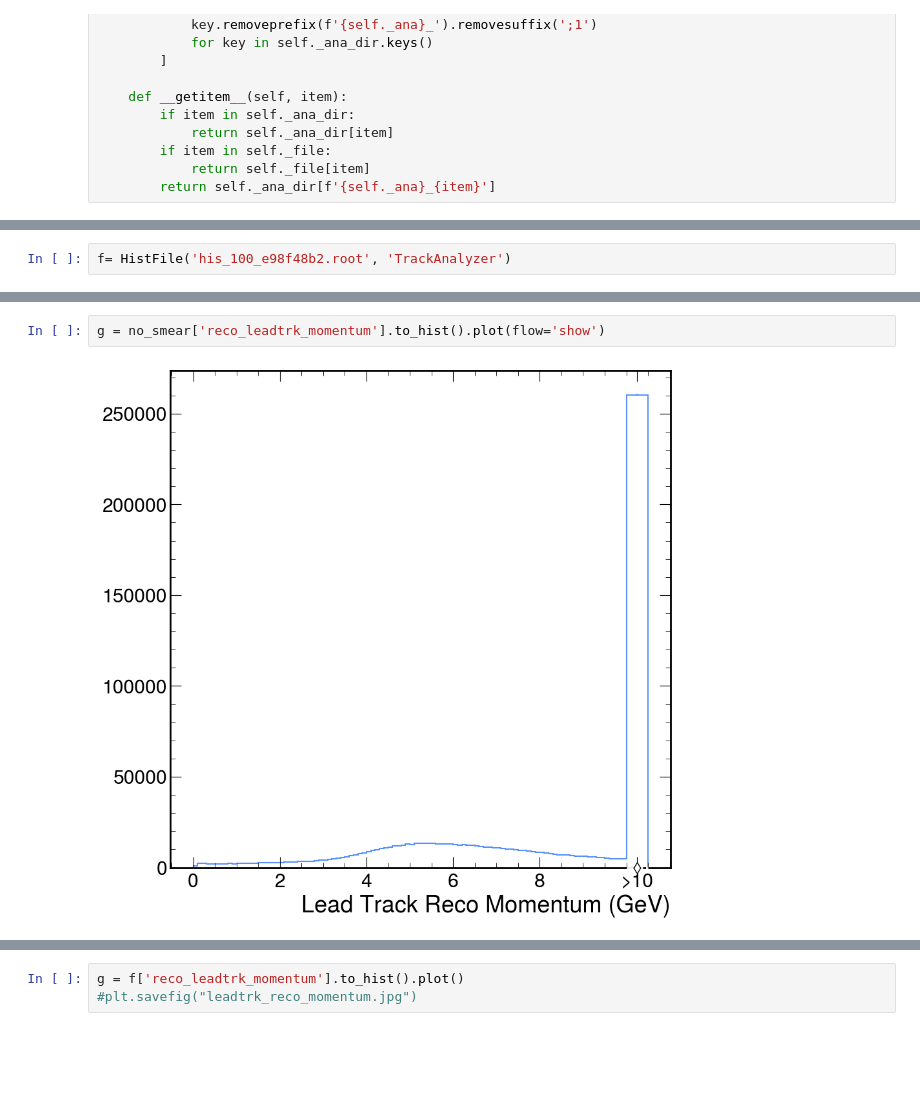
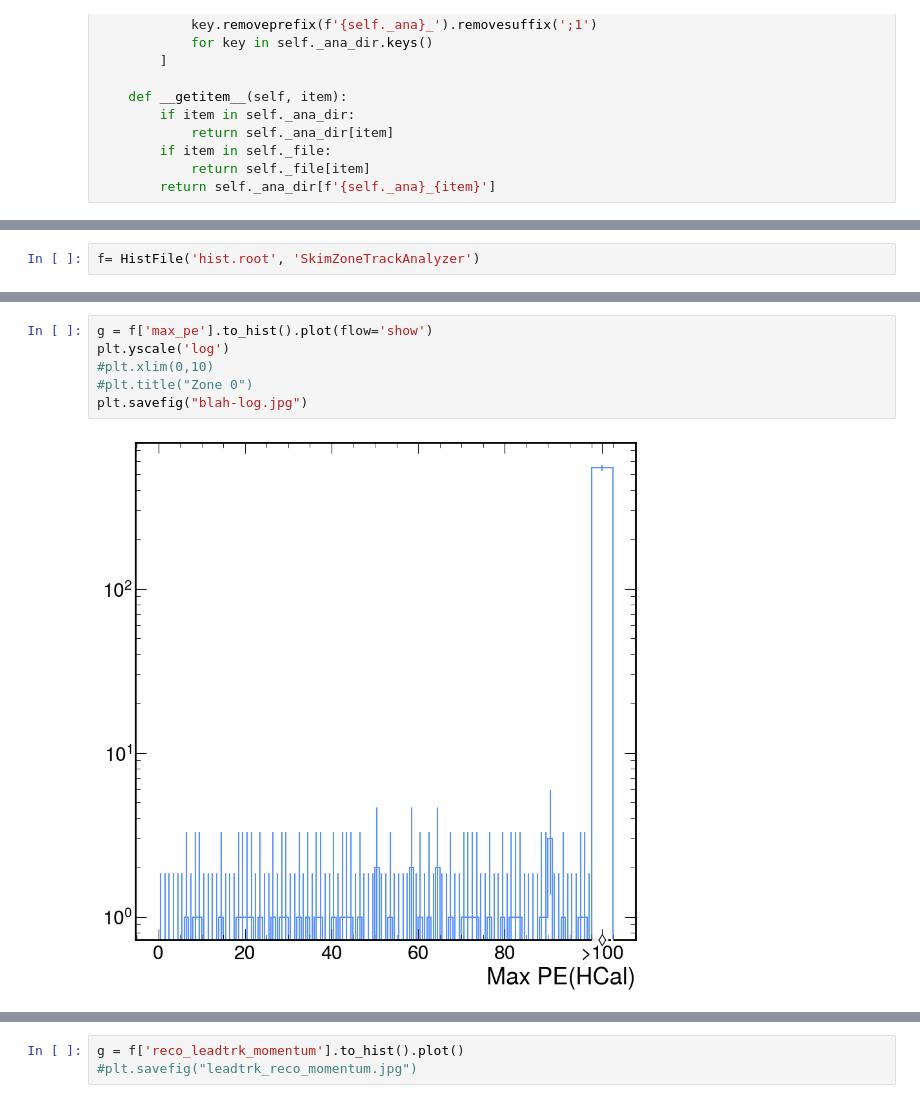
Before and after one commit to rodr1001/my_code, a Jupyter notebook: ldmx/EAT_Tracking/STREAMLINE-plot-eat-tracking-histograms.ipynb, the cells around one changed output, grey strips where cells are left out. Drawn from its saved outputs; the diff is of its cells as text; blank space fills up the shorter version.

Commit message:
added max pe, max pe histogram, currently xlim 10, might be intereested in variable binning. added danger count. need to work on slicing by event

```diff
--- a/ldmx/EAT_Tracking/STREAMLINE-plot-eat-tracking-histograms.ipynb
+++ b/ldmx/EAT_Tracking/STREAMLINE-plot-eat-tracking-histograms.ipynb
@@ -32,5 +28,5 @@ smear = HistFile('hist_track_ana_1M_SMEAR.root', 'TrackAnalyzer')
 # %%
-f= HistFile('his_100_e98f48b2.root', 'TrackAnalyzer')
+f= HistFile('hist.root', 'SkimZoneTrackAnalyzer')
 # %%
 f.keys()
 # %% [output]
@@ -65,4 +56,8 @@ plt.savefig("smear_vs_no_smear_leadtrk_momentum_1D.jpg")
 # %%
-g = no_smear['reco_leadtrk_momentum'].to_hist().plot(flow='show')
+g = f['max_pe'].to_hist().plot(flow='show')
+plt.yscale('log')
+#plt.xlim(0,10)
+#plt.title("Zone 0")
+plt.savefig("blah-log.jpg")
 # %% [output]
-[figure, old version]
+[figure, new version]
```
Also changed, not shown: parts of 30 cells of this notebook, 2 other files.
